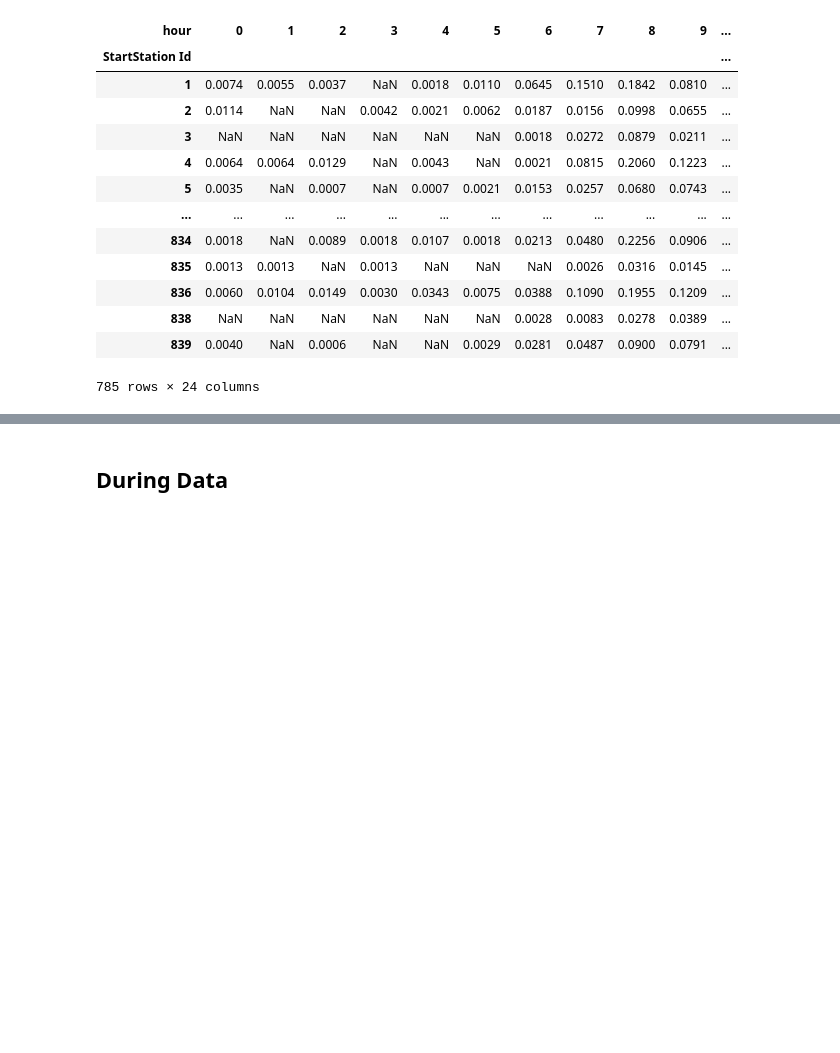
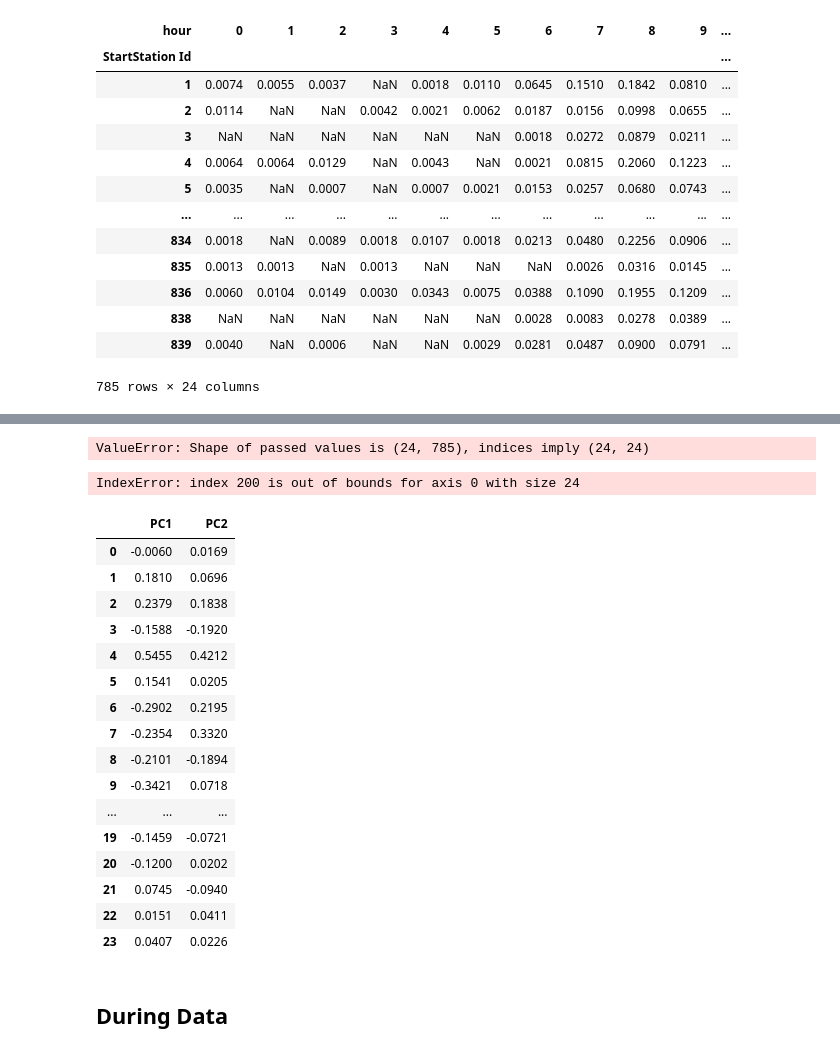
Before and after one commit to ucfnmxu/diss_code, a Jupyter notebook: before-data.ipynb, the cells around one changed output, grey strips where cells are left out. Drawn from its saved outputs; the diff is of its cells as text; code cells hidden in the pictures; blank space fills up the shorter version.

```diff
--- a/before-data.ipynb
+++ b/before-data.ipynb
@@ -262,3 +266,35 @@ Eigenvalues of each component:
+# %%
+X_wkday3 = pd.DataFrame(X.T,columns=hour)
+X_wkday3
+# %% [output]
+ValueError: Shape of passed values is (24, 785), indices imply (24, 24)
+# %%
+pca.components_[200]
+# %% [output]
+IndexError: index 200 is out of bounds for axis 0 with size 24
+# %%
+PCnames = ['PC'+str(i+1) for i in range(pca.n_components_)]
+Loadings = pd.DataFrame(pca.components_,columns=PCnames,index=hour)
+
+Loadings.iloc[:,:2]
+# %% [output]
+|  | PC1 | PC2 |
+| 0 | -0.0060 | 0.0169 |
+| 1 | 0.1810 | 0.0696 |
+| 2 | 0.2379 | 0.1838 |
+| 3 | -0.1588 | -0.1920 |
+| 4 | 0.5455 | 0.4212 |
+| 5 | 0.1541 | 0.0205 |
+| 6 | -0.2902 | 0.2195 |
+| 7 | -0.2354 | 0.3320 |
+| 8 | -0.2101 | -0.1894 |
+| 9 | -0.3421 | 0.0718 |
+| ... | ... | ... |
+| 19 | -0.1459 | -0.0721 |
+| 20 | -0.1200 | 0.0202 |
+| 21 | 0.0745 | -0.0940 |
+| 22 | 0.0151 | 0.0411 |
+| 23 | 0.0407 | 0.0226 |
 # %% [markdown]
 ## During Data
 # %%
```
Also changed, not shown: parts of 9 cells of this notebook.
